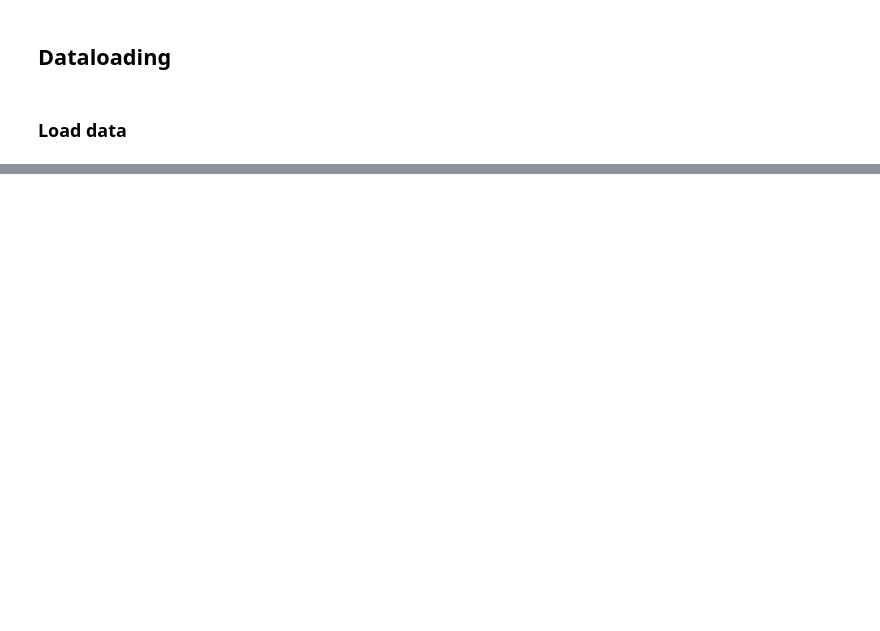
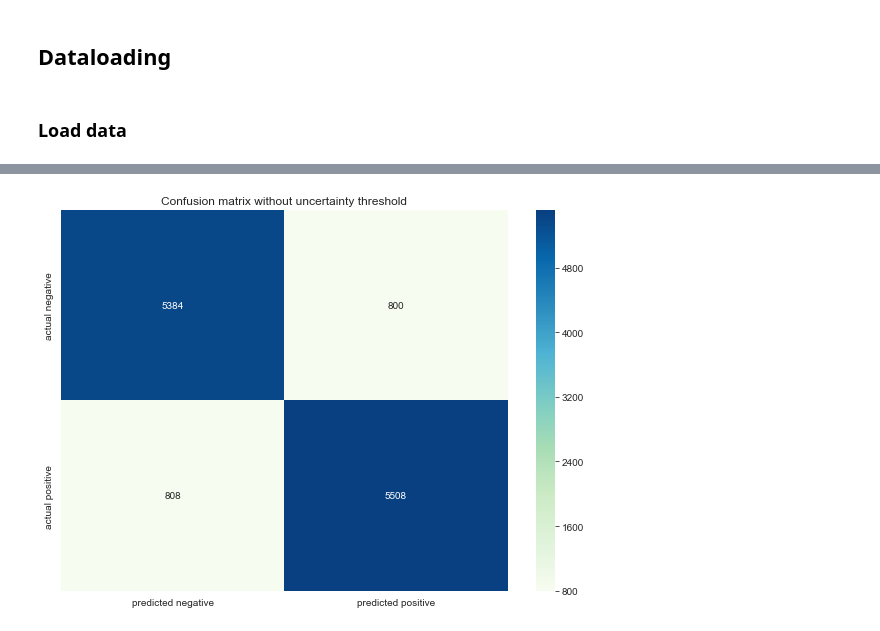
Before and after one commit to AxelBremer/DL4NLP, a Jupyter notebook: Joe.ipynb, the cells around one changed output, grey strips where cells are left out. Saved outputs shown, nothing was run; the diff lists cells and outputs as text; code cells hidden in the pictures; blank space fills up the shorter version.

```diff
--- a/Joe.ipynb
+++ b/Joe.ipynb
@@ -113,0 +164,16 @@ i += 1
+# %%
+df['y_pred'] = df.apply(classify, args=[1], axis=1)
+
+tdf = df[df['y_pred'] != -1]
+
+cm = confusion_matrix(tdf['target'].values, tdf['y_pred'].values)
+
+df_cm = pd.DataFrame(cm, index = ['negative', 'positive'],
+                  columns = ['predicted negative', 'predicted positive'])
+plt.figure(figsize = (10,7))
+sns.heatmap(df_cm, annot=True, fmt='g', cmap='GnBu')
+plt.yticks(np.arange(2)+0.5,['actual negative', 'actual positive'], va='center')
+plt.title('Confusion matrix without uncertainty threshold')
+plt.show()
+# %% [output]
+[figure, added]
```
Also changed, not shown: parts of 14 cells of this notebook, 6 other files.
